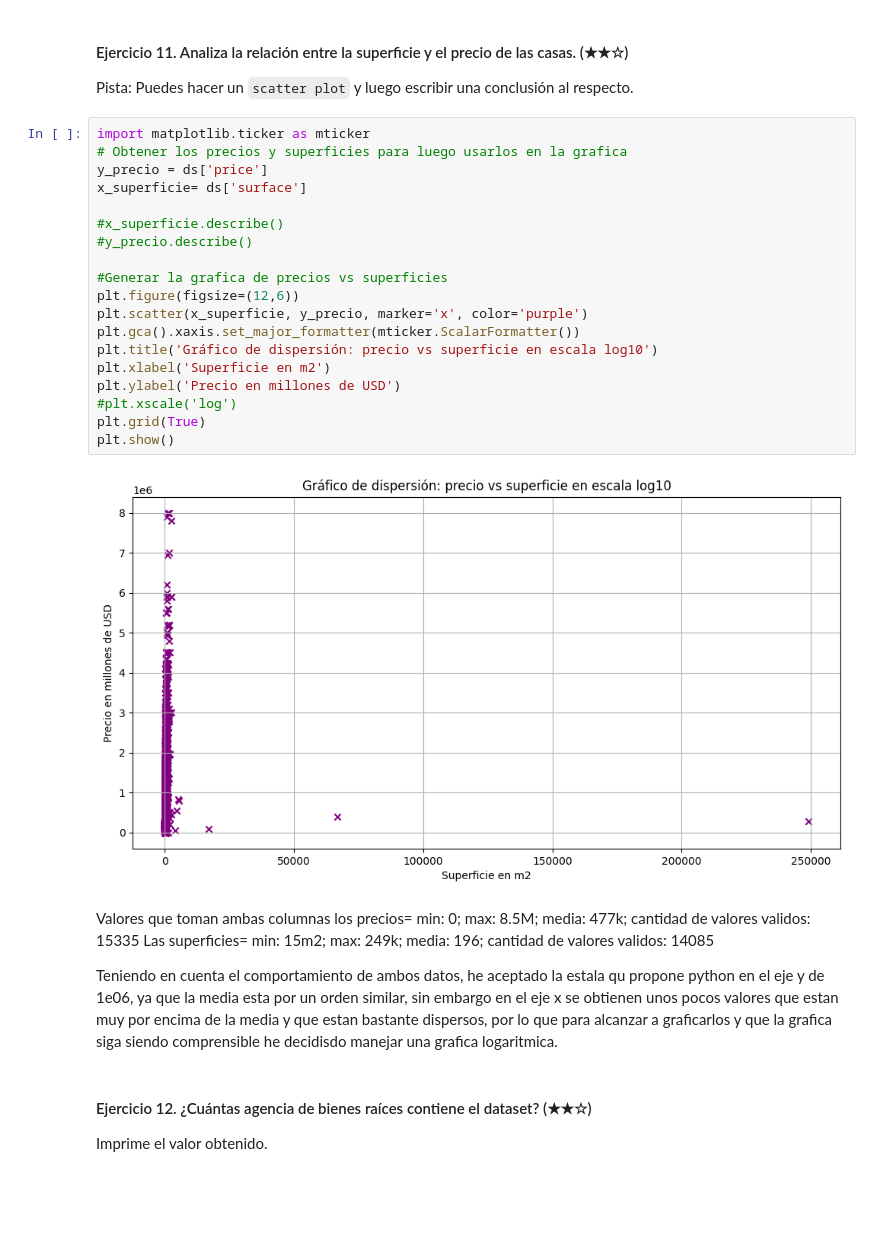
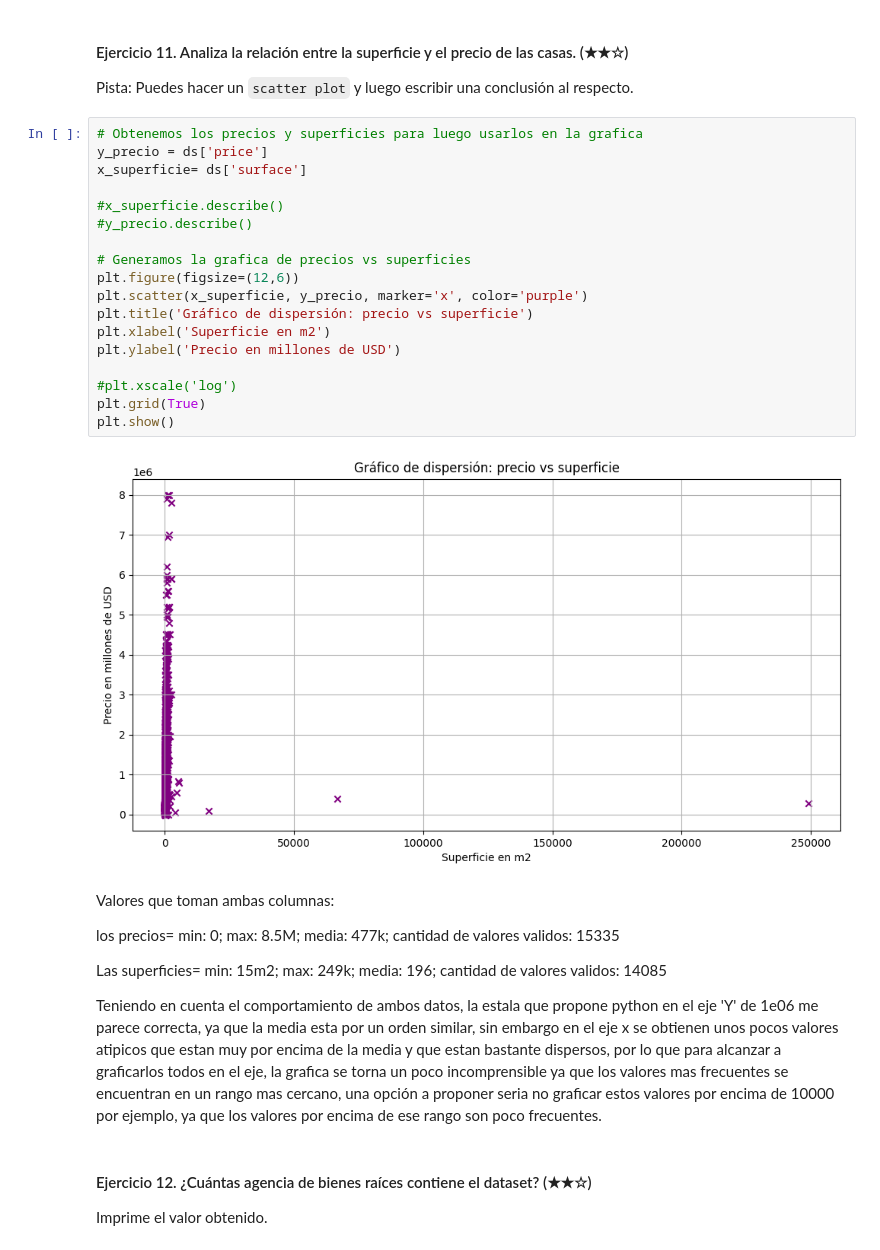
Before and after one commit to 4GeeksAcademy/AleGomezDev_real_state02, a Jupyter notebook: project.es.ipynb, the cells around one changed output. Cells and saved outputs as stored; diff of their text form; blank space fills up the shorter version.

```diff
--- a/project.es.ipynb
+++ b/project.es.ipynb
@@ -215,32 +220,33 @@ El precio por m2 promedio de Valdemorrillo es: $ 1317.95 USD, mientras que el de
 
 Pista: Puedes hacer un `scatter plot` y luego escribir una conclusión al respecto.
 # %%
-import matplotlib.ticker as mticker
-# Obtener los precios y superficies para luego usarlos en la grafica
+# Obtenemos los precios y superficies para luego usarlos en la grafica
 y_precio = ds['price']
 x_superficie= ds['surface']
 
 #x_superficie.describe()
 #y_precio.describe()
 
-#Generar la grafica de precios vs superficies
+# Generamos la grafica de precios vs superficies
 plt.figure(figsize=(12,6))
 plt.scatter(x_superficie, y_precio, marker='x', color='purple')
-plt.gca().xaxis.set_major_formatter(mticker.ScalarFormatter())
-plt.title('Gráfico de dispersión: precio vs superficie en escala log10')
+plt.title('Gráfico de dispersión: precio vs superficie')
 plt.xlabel('Superficie en m2')
 plt.ylabel('Precio en millones de USD')
+
 #plt.xscale('log')
 plt.grid(True)
 plt.show()
 # %% [output]
-[figure, old version]
+[figure, new version]
 # %% [markdown]
-Valores que toman ambas columnas
+Valores que toman ambas columnas:
+
 los precios= min: 0; max: 8.5M; media: 477k; cantidad de valores validos: 15335
+
 Las superficies= min: 15m2; max: 249k; media: 196; cantidad de valores validos: 14085
 
-Teniendo en cuenta el comportamiento de ambos datos, he aceptado la estala qu propone python en el eje y de 1e06, ya que la media esta por un orden similar, sin embargo en el eje x se obtienen unos pocos valores que estan muy por encima de la media y que estan bastante dispersos, por lo que para alcanzar a graficarlos y que la grafica siga siendo comprensible he decidisdo manejar una grafica logaritmica.
+Teniendo en cuenta el comportamiento de ambos datos, la estala que propone python en el eje 'Y' de 1e06 me parece correcta, ya que la media esta por un orden similar, sin embargo en el eje x se obtienen unos pocos valores atipicos que estan muy por encima de la media y que estan bastante dispersos, por lo que para alcanzar a graficarlos todos en el eje, la grafica se torna un poco incomprensible ya que los valores mas frecuentes se encuentran en un rango mas cercano, una opción a proponer seria no graficar estos valores por encima de 10000 por ejemplo, ya que los valores por encima de ese rango son poco frecuentes.
 # %% [markdown]
 #### Ejercicio 12. ¿Cuántas agencia de bienes raíces contiene el dataset? (★★☆)
 
```
Also changed, not shown: parts of 18 cells of this notebook.
